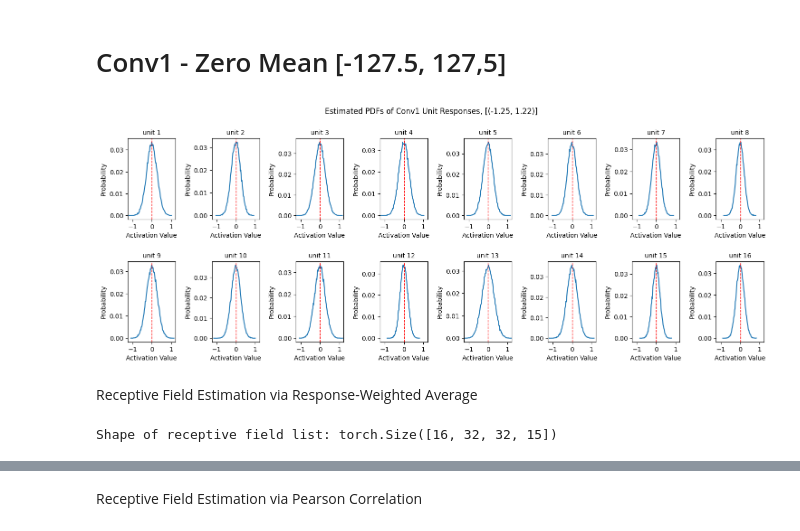
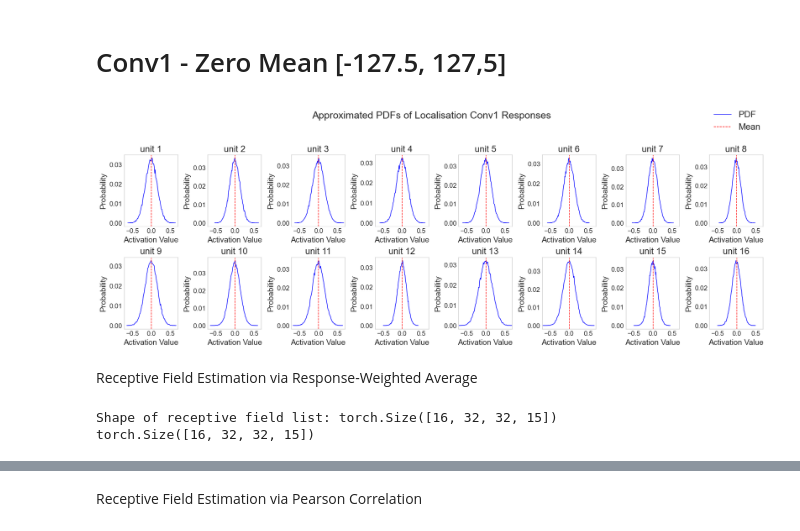
Before and after one commit to gurooria/ResponseWeightedAnalysis, a Jupyter notebook: localisation_rf.ipynb, the cells around one changed output, grey strips where cells are left out. Saved outputs shown, nothing was run; the diff lists cells and outputs as text; code cells hidden in the pictures.

Commit message:
jaco + localisation

```diff
--- a/localisation_rf.ipynb
+++ b/localisation_rf.ipynb
@@ -162,40 +163,57 @@ noise_cropped1 = torch.load('./rwa_data/fetch/fetch_rand_0mean/noise_cropped1.pt
 # %%
 # PDFs of conv1 responses
-# Gaussian because of CLT
+# gaussian shape is a result of convolution
+plt.style.use('seaborn-v0_8-whitegrid')
 for i in range(act_conv1.shape[0]):
-    # plot initialisation
-    plt.subplot(2, 8, i+1)
+    plt.subplot(4, 8, i+1)
     plt.xlim(act_conv1.min(), act_conv1.max())
 
-    # plot the PDF of the activation values
     if act_conv1[i][act_conv1[i] != 0].shape[0] != 0: # if unit is not dead
         counts, bin_edges = np.histogram(act_conv1[i], bins=100)
         pdf = counts / sum(counts) # normalise the counts to get the PDF
         bin_centers = (bin_edges[1:] + bin_edges[:-1]) / 2
-        plt.plot(bin_centers, pdf)
-        plt.xlabel('Activation Value')
-        plt.ylabel('Probability')
+        plt.plot(bin_centers, pdf, color='blue', linewidth=1)
+        plt.xlabel('Activation Value', fontsize=14)
+        plt.ylabel('Probability', fontsize=14)
         plt.axvline(act_conv1[i].mean(), color='red', linestyle='dashed', linewidth=1)
-    else: # display "unit dead"
-        plt.text(0.5, 0.5, 'unit dead', horizontalalignment='center', verticalalignment='center', transform=plt.gca().transAxes)
+        plt.title('unit ' + str(i+1), fontsize=16)
+    else:
+        # plot shows text saying 'inactive'
+        plt.text(0.5, 0.5, 'inactive', horizontalalignment='center', verticalalignment='center')
+        plt.title('unit ' + str(i+1), fontsize=16)
+        plt.axis('off')
+    plt.gcf().set_size_inches(14, 9)
 
-    plt.title('unit ' + str(i+1), fontsize=10)
-    plt.gcf().set_size_inches(14, 5)
+    # turn off gird
+    plt.grid(False)
+    # set xtick and ytick size
+    plt.xticks(fontsize=12)
+    plt.yticks(fontsize=12)
 
-plt.suptitle(f'Estimated PDFs of Conv1 Unit Responses, [{np.round(float(act_conv1.min()),2), np.round(float(act_conv1.max()),2)}]')
+plt.suptitle('Approximated PDFs of Localisation Conv1 Responses', fontsize=18)
+
+# add a legend
+plt.figlegend(['PDF', 'Mean'], loc='upper right', fontsize=16)
+
+# add a boundary box to the legend
+# change figure size
+plt.gcf().set_size_inches(17, 11)
 plt.tight_layout()
-# change figure size
-plt.gcf().set_size_inches(15, 6)
+
+# add space below the title
+plt.subplots_adjust(top=0.88)
 plt.show()
 # %% [output]
-[figure, old version]
+[figure, new version]
 # %% [markdown]
 Receptive Field Estimation via Response-Weighted Average
 # %%
 # RWA - unbiased RF estimation, absolute false
 rf1 = RWA(act_conv1, noise1, absolute=False)
+print(rf1.shape)
 # %% [output]
 Shape of receptive field list: torch.Size([16, 32, 32, 15])
+torch.Size([16, 32, 32, 15])
 # %%
 # Save the RWA data
 torch.save(rf1, f'./rwa_data/fetch/fetch_rand{path_dict[zero_mean]}/rf{path_dict[layer]}.pt')
```
Also changed, not shown: parts of 54 cells of this notebook, 16 other files.
